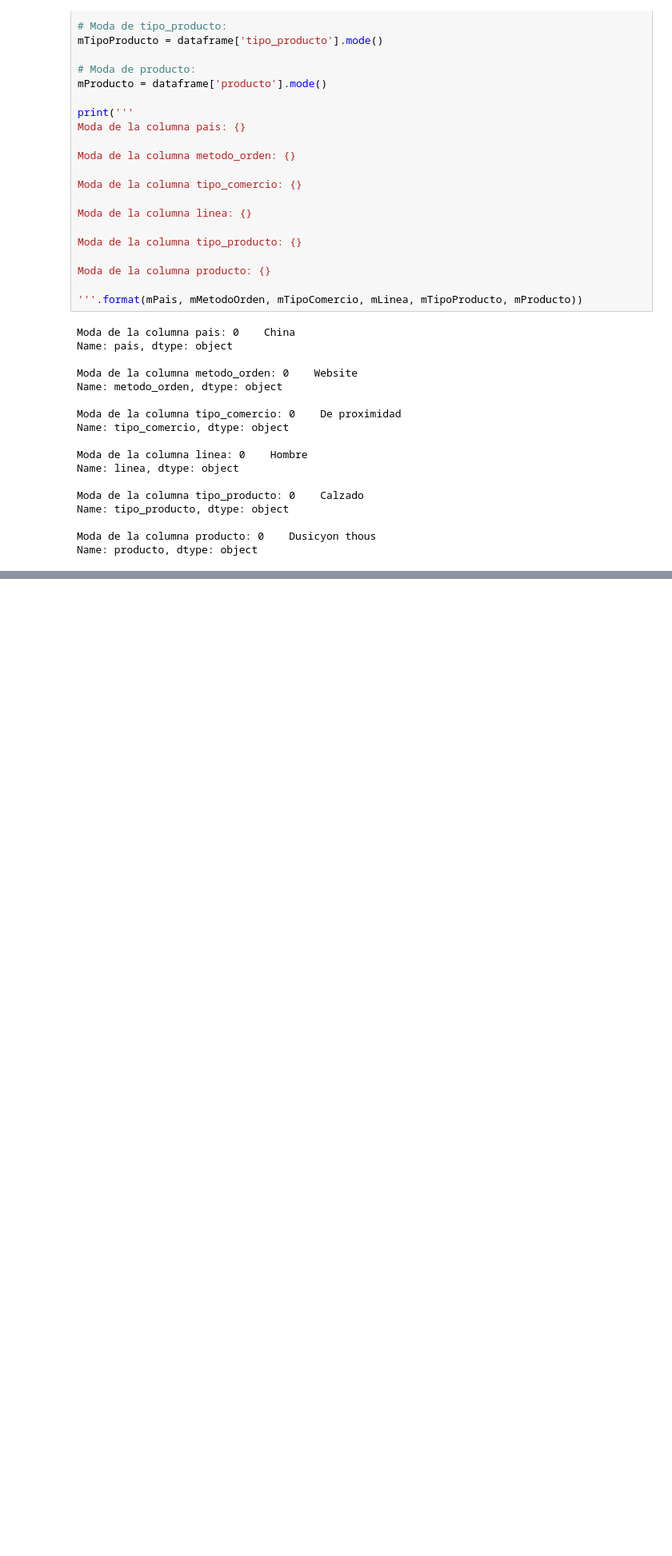
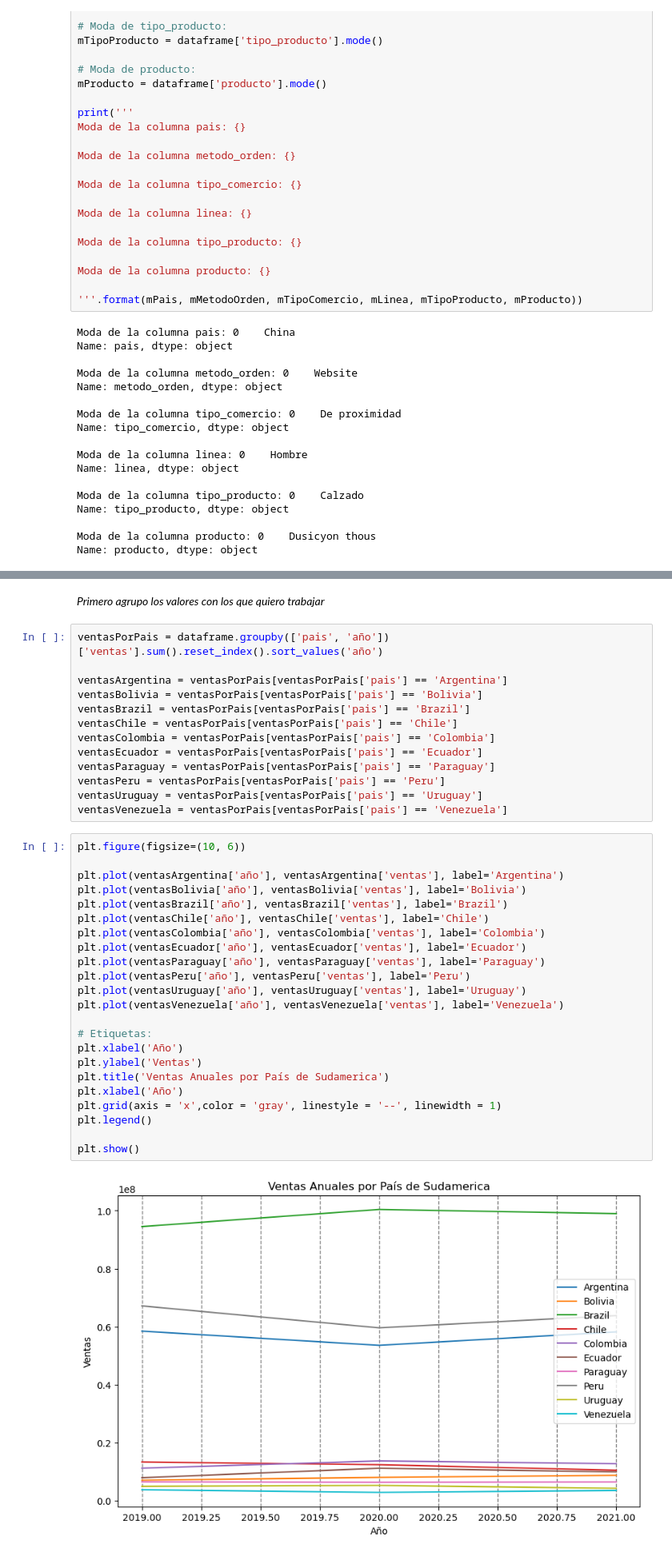
Before and after one commit to manuelpalomeque/ISPC--An-lisisDeDatos--DataBring, a Jupyter notebook: Proyecto Integrador - Analista de Datos - ISPC-Palomeque.ipynb, the cells around one changed output, grey strips where cells are left out. Shown at 80% size. Cells and saved outputs as stored; diff of their text form; blank space fills up the shorter version.

Commit message:
Grafico de lineas multiples - ventas totales por  pais por año

```diff
--- a/Proyecto Integrador - Analista de Datos - ISPC-Palomeque.ipynb
+++ b/Proyecto Integrador - Analista de Datos - ISPC-Palomeque.ipynb
@@ -589,0 +598,40 @@ Name: producto, dtype: object
+# %% [markdown]
+*Primero agrupo los valores con los que quiero trabajar*
+# %%
+ventasPorPais = dataframe.groupby(['pais', 'año']) ['ventas'].sum().reset_index().sort_values('año')
+
+ventasArgentina = ventasPorPais[ventasPorPais['pais'] == 'Argentina']
+ventasBolivia = ventasPorPais[ventasPorPais['pais'] == 'Bolivia']
+ventasBrazil = ventasPorPais[ventasPorPais['pais'] == 'Brazil']
+ventasChile = ventasPorPais[ventasPorPais['pais'] == 'Chile']
+ventasColombia = ventasPorPais[ventasPorPais['pais'] == 'Colombia']
+ventasEcuador = ventasPorPais[ventasPorPais['pais'] == 'Ecuador']
+ventasParaguay = ventasPorPais[ventasPorPais['pais'] == 'Paraguay']
+ventasPeru = ventasPorPais[ventasPorPais['pais'] == 'Peru']
+ventasUruguay = ventasPorPais[ventasPorPais['pais'] == 'Uruguay']
+ventasVenezuela = ventasPorPais[ventasPorPais['pais'] == 'Venezuela']
+# %%
+plt.figure(figsize=(10, 6))
+
+plt.plot(ventasArgentina['año'], ventasArgentina['ventas'], label='Argentina')
+plt.plot(ventasBolivia['año'], ventasBolivia['ventas'], label='Bolivia')
+plt.plot(ventasBrazil['año'], ventasBrazil['ventas'], label='Brazil')
+plt.plot(ventasChile['año'], ventasChile['ventas'], label='Chile')
+plt.plot(ventasColombia['año'], ventasColombia['ventas'], label='Colombia')
+plt.plot(ventasEcuador['año'], ventasEcuador['ventas'], label='Ecuador')
+plt.plot(ventasParaguay['año'], ventasParaguay['ventas'], label='Paraguay')
+plt.plot(ventasPeru['año'], ventasPeru['ventas'], label='Peru')
+plt.plot(ventasUruguay['año'], ventasUruguay['ventas'], label='Uruguay')
+plt.plot(ventasVenezuela['año'], ventasVenezuela['ventas'], label='Venezuela')
+
+# Etiquetas:
+plt.xlabel('Año')
+plt.ylabel('Ventas')
+plt.title('Ventas Anuales por País de Sudamerica')
+plt.xlabel('Año')
+plt.grid(axis = 'x',color = 'gray', linestyle = '--', linewidth = 1)
+plt.legend()
+
+plt.show()
+# %% [output]
+[figure, added]
```
Also changed, not shown: parts of 5 cells of this notebook.
